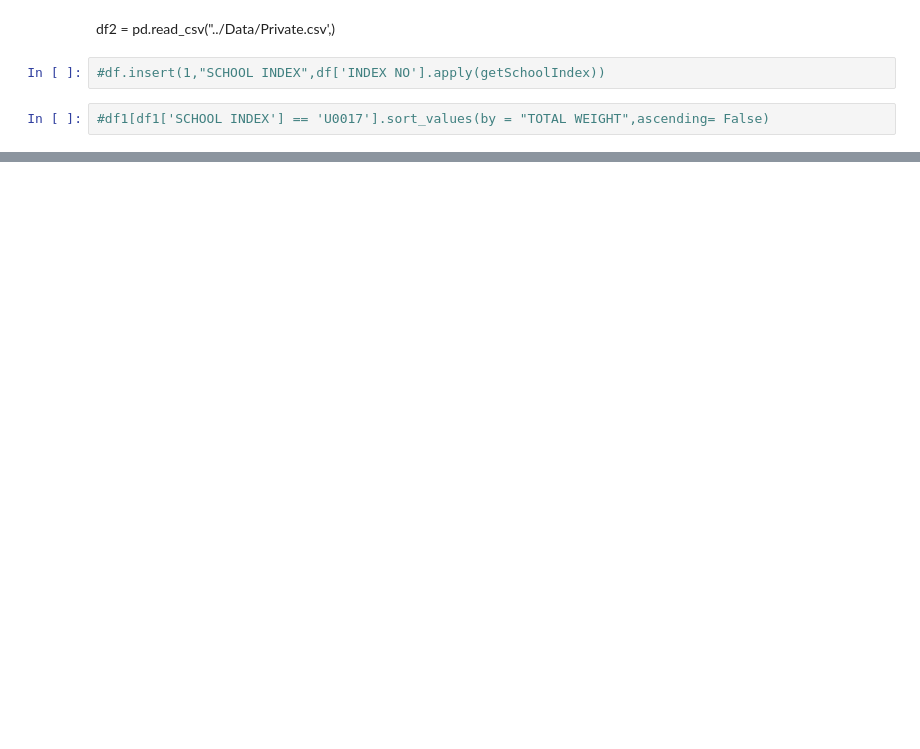
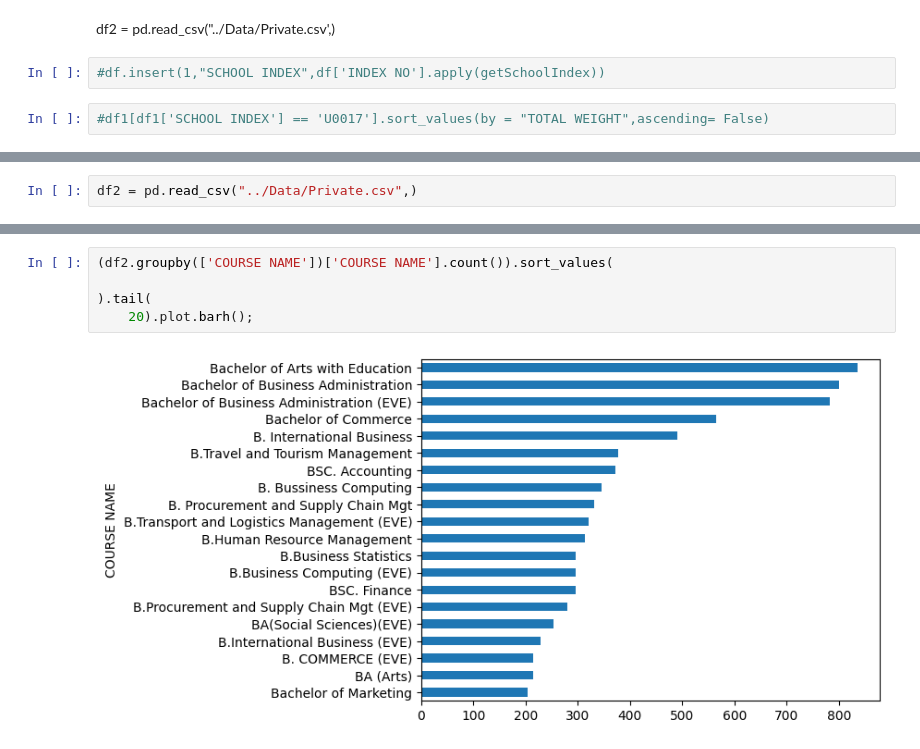
Before and after one commit to Njosephine/Linux_python, a Jupyter notebook: Notebooks/analysis.ipynb, the cells around one changed output, grey strips where cells are left out. Cells and saved outputs as stored; diff of their text form; blank space fills up the shorter version.

```diff
--- a/Notebooks/analysis.ipynb
+++ b/Notebooks/analysis.ipynb
@@ -270,0 +284,2 @@ df2 = pd.read_csv("../Data/Private.csv',)
+# %%
+df2 = pd.read_csv("../Data/Private.csv",)
@@ -270,0 +365,7 @@ df2 = pd.read_csv("../Data/Private.csv',)
+# %%
+(df2.groupby(['COURSE NAME'])['COURSE NAME'].count()).sort_values(
+
+).tail(
+    20).plot.barh();
+# %% [output]
+[figure, added]
```
Also changed, not shown: parts of 8 cells of this notebook, 3 other files.
